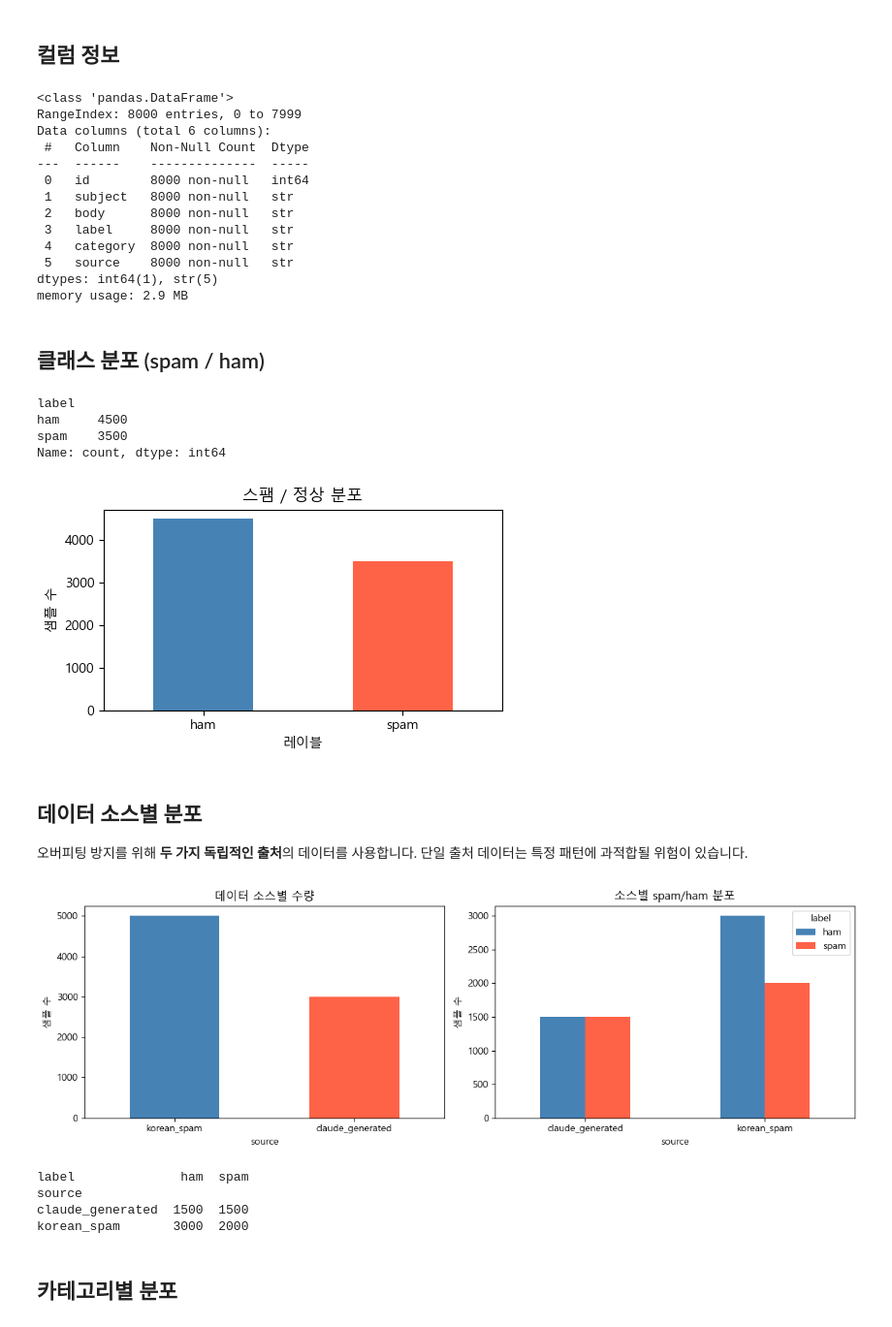
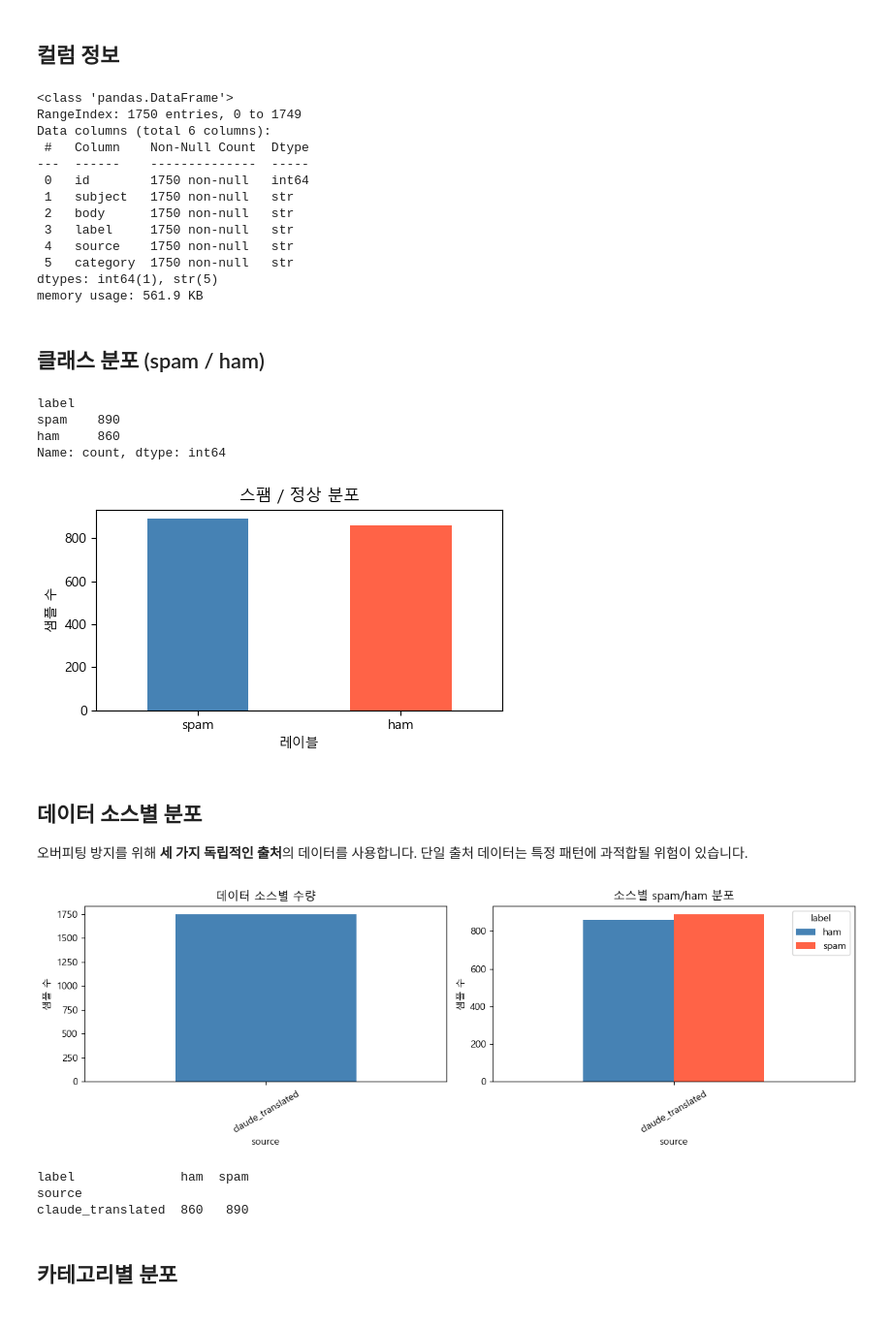
Before and after one commit to 3xnor/IHateThis, a Jupyter notebook: notebooks/01_data_exploration.ipynb, the cells around one changed output. Shown at 97% size. Saved outputs shown, nothing was run; the diff lists cells and outputs as text; code cells hidden in the pictures.

```diff
--- a/notebooks/01_data_exploration.ipynb
+++ b/notebooks/01_data_exploration.ipynb
@@ -9,15 +9,15 @@ import matplotlib
 matplotlib.rcParams['font.family'] = 'Malgun Gothic'
 matplotlib.rcParams['axes.unicode_minus'] = False
 
-# 두 데이터셋 모두 로드
-df_orig = pd.read_csv('../data/korean_spam_dataset.csv', encoding='utf-8-sig')
-df_orig['source'] = 'korean_spam'
-df_gen  = pd.read_csv('../data/claude_generated_ko.csv', encoding='utf-8-sig')
-df_gen['source'] = 'claude_generated'
+# 세 데이터셋 모두 로드
+
 df_trans = pd.read_csv('../data/translated_en_to_ko.csv', encoding='utf-8-sig')
 df_trans['source'] = 'claude_translated'
+df_trans['category'] = df_trans['category'].fillna('번역데이터') if 'category' in df_trans.columns else '번역데이터'
+if 'category' not in df_trans.columns:
+    df_trans['category'] = '번역데이터'
 
-df = pd.concat([df_orig, df_gen,df_trans], ignore_index=True)
-print(f'전체 샘플: {len(df)}개  (korean_spam {len(df_orig)}, claude_generated {len(df_gen)}, claude_translated {len(df_trans)})')
+df = pd.concat([df_trans], ignore_index=True)
+print(f'전체 샘플: {len(df)}개  (claude_translated {len(df_trans)})')
 df.head()
 # %% [output]
@@ -34,18 +34,18 @@ df.head()
 df.info()
 # %% [output]
 <class 'pandas.DataFrame'>
-RangeIndex: 8000 entries, 0 to 7999
+RangeIndex: 1750 entries, 0 to 1749
 Data columns (total 6 columns):
  #   Column    Non-Null Count  Dtype
 ---  ------    --------------  -----
- 0   id        8000 non-null   int64
- 1   subject   8000 non-null   str
- 2   body      8000 non-null   str
- 3   label     8000 non-null   str
- 4   category  8000 non-null   str
- 5   source    8000 non-null   str
+ 0   id        1750 non-null   int64
+ 1   subject   1750 non-null   str
+ 2   body      1750 non-null   str
+ 3   label     1750 non-null   str
+ 4   source    1750 non-null   str
+ 5   category  1750 non-null   str
 dtypes: int64(1), str(5)
-memory usage: 2.9 MB
+memory usage: 561.9 KB
 # %% [markdown]
 ## 클래스 분포 (spam / ham)
 # %%
@@ -61,39 +61,38 @@ plt.tight_layout()
 plt.show()
 # %% [output]
 label
-ham     4500
-spam    3500
+spam    890
+ham     860
 Name: count, dtype: int64
-[figure, old version]
+[figure, new version]
 # %% [markdown]
 ## 데이터 소스별 분포
 
-오버피팅 방지를 위해 **두 가지 독립적인 출처**의 데이터를 사용합니다.
+오버피팅 방지를 위해 **세 가지 독립적인 출처**의 데이터를 사용합니다.
 단일 출처 데이터는 특정 패턴에 과적합될 위험이 있습니다.
 # %%
 fig, axes = plt.subplots(1, 2, figsize=(12, 4))
 
 # 소스별 총 수량
-df['source'].value_counts().plot(kind='bar', ax=axes[0], color=['steelblue','tomato'], rot=0)
+df['source'].value_counts().plot(kind='bar', ax=axes[0], color=['steelblue', 'tomato', 'seagreen'], rot=30)
 axes[0].set_title('데이터 소스별 수량')
 axes[0].set_ylabel('샘플 수')
 
 # 소스 × 레이블 분포
-cross = df.groupby(['source','label']).size().unstack(fill_value=0)
-cross.plot(kind='bar', ax=axes[1], color=['steelblue','tomato'], rot=0)
+cross = df.groupby(['source', 'label']).size().unstack(fill_value=0)
+cross.plot(kind='bar', ax=axes[1], color=['steelblue', 'tomato'], rot=30)
 axes[1].set_title('소스별 spam/ham 분포')
 axes[1].set_ylabel('샘플 수')
 axes[1].legend(title='label')
 
 plt.tight_layout()
 plt.show()
 print(cross)
 # %% [output]
-[figure, old version]
+[figure, new version]
 label              ham  spam
 source
-claude_generated  1500  1500
-korean_spam       3000  2000
+claude_translated  860   890
 # %% [markdown]
 ## 카테고리별 분포
 # %%
```
Also changed, not shown: parts of 4 cells of this notebook, 3 other files.
